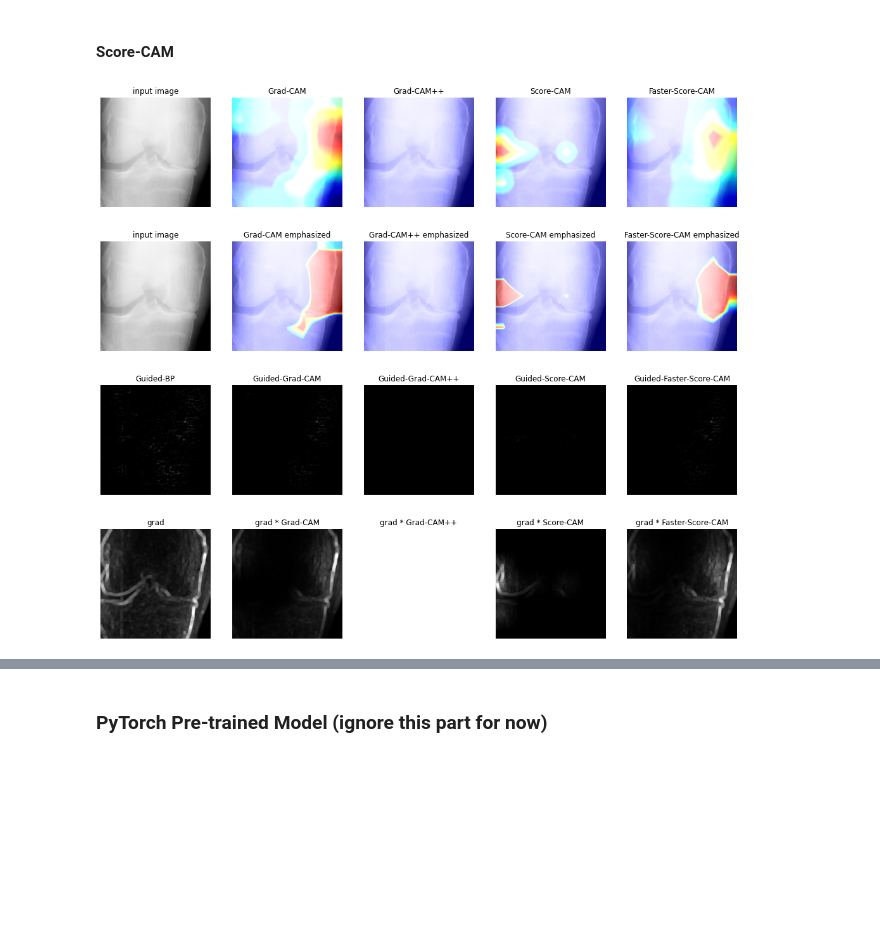
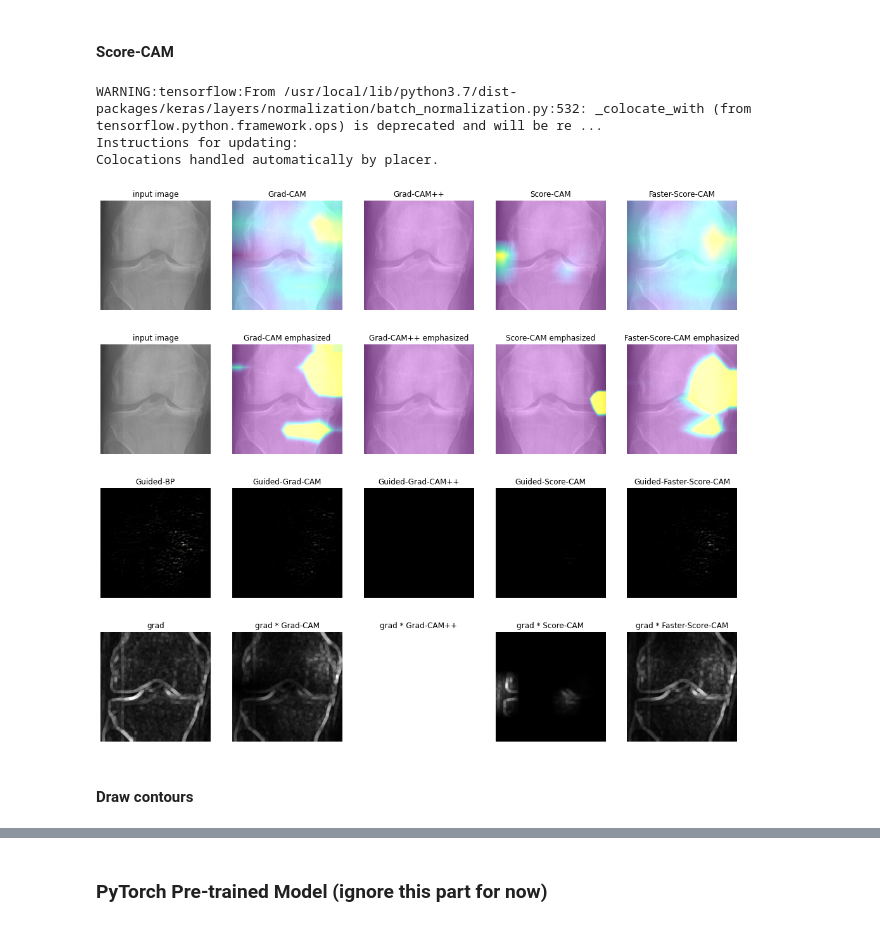
Before and after one commit to jah377/XAI_ImageClassification, a Jupyter notebook: xai.ipynb, the cells around one changed output, grey strips where cells are left out. Cells and saved outputs as stored; diff of their text form; code cells hidden in the pictures; blank space fills up the shorter version.

```diff
--- a/xai.ipynb
+++ b/xai.ipynb
@@ -485,0 +546,3 @@ test_image_path = '/content/drive/MyDrive/DSP-H3-Quin/data_set/kneeKL224/auto_te
+# %%
+m_steps=50
+alphas = tf.linspace(start=0.0, stop=1.0, num=m_steps+1) # Generate m_steps intervals for integral_approximation() below.
@@ -485,0 +559,5 @@ test_image_path = '/content/drive/MyDrive/DSP-H3-Quin/data_set/kneeKL224/auto_te
+# %%
+interpolated_images = interpolate_images(
+    baseline=baseline,
+    image=img_name_tensors['4'],
+    alphas=alphas)
@@ -643,6 +893,7 @@ class GradCAM:
 # %% [markdown]
 #### GradCam Impl
 # %%
-image = cv2.imread(test_image_path)
-image = cv2.resize(image, (224, 224))
+image = cv2.imread('/content/drive/MyDrive/DSP-H3-Quin/data_set/kneeKL224/test/4/9144384R.png')
+image2 = image.copy()
 image_re = image.reshape((1, 224, 224, 3))
+image_re2 = image_re.copy()
@@ -779,3 +1124,9 @@ coords_arrows = draw_arrows(heatmap2, image2)
+# %%
+model = tf.keras.models.load_model('/content/drive/MyDrive/DSP-H3-Quin/model_2.h5')
+# %% [output]
+WARNING:tensorflow:From /usr/local/lib/python3.7/dist-packages/keras/layers/normalization/batch_normalization.py:532: _colocate_with (from tensorflow.python.framework.ops) is deprecated and will be re ...
+Instructions for updating:
+Colocations handled automatically by placer.
 # %%
 import numpy as np
 import cv2
@@ -786,14 +1137,12 @@ from tensorflow.keras import backend as K
 from tensorflow.keras.models import Model
 import gc
 
-tf.compat.v1.disable_eager_execution()
-
 def normalize(x):
         """Utility function to normalize a tensor by its L2 norm"""
         return (x + 1e-10) / (K.sqrt(K.mean(K.square(x))) + 1e-10)
 
 def GradCam(model, img_array, layer_name):
-    cls = np.argmax(model.predict(img_array))
+    cls = np.argmax(model.predict(img_array, ))
 
     """GradCAM method for visualizing input saliency."""
     y_c = model.output[0, cls]
@@ -897,7 +1246,7 @@ def superimpose(original_img_path, cam, emphasize=False):
     if emphasize:
         heatmap = sigmoid(heatmap, 50, 0.5, 1)
     heatmap = np.uint8(255 * heatmap)
-    heatmap = cv2.applyColorMap(heatmap, cv2.COLORMAP_JET)
+    heatmap = cv2.applyColorMap(heatmap, cv2.COLORMAP_VIRIDIS) # COLORMAP_JET
 
     hif = .8
     superimposed_img = heatmap * hif + img_bgr
@@ -905,6 +1254,25 @@ def superimpose(original_img_path, cam, emphasize=False):
     superimposed_img_rgb = cv2.cvtColor(superimposed_img, cv2.COLOR_BGR2RGB)
 
     return superimposed_img_rgb
+
+def superimpose_score_cam(original_img_path, cam, emphasize=False):
+
+    img_bgr = cv2.imread(original_img_path)
+
+    heatmap = cv2.resize(cam, (img_bgr.shape[1], img_bgr.shape[0]))
+    if emphasize:
+        heatmap = sigmoid(heatmap, 50, 0.5, 1)
+    heatmap = np.uint8(255 * heatmap)
+    heatmap = cv2.applyColorMap(heatmap, cv2.COLORMAP_VIRIDIS) # COLORMAP_JET
+    heatmap = np.fliplr(heatmap)
+
+    hif = .8
+    superimposed_img = heatmap * hif + img_bgr
+    superimposed_img = np.minimum(superimposed_img, 255.0).astype(np.uint8)  # scale 0 to 255
+    superimposed_img_rgb = cv2.cvtColor(superimposed_img, cv2.COLOR_BGR2RGB)
+
+    return superimposed_img_rgb
+
 
 import tensorflow.keras
 
@@ -953,5 +1323,5 @@ def read_and_preprocess_img(path, size=(224,224)):
 # %%
-img_path = test_image_path
+img_path = '/content/drive/MyDrive/DSP-H3-Quin/data_set/kneeKL224/test/4/9144384R.png'
 orig_img = np.array(load_img(img_path),dtype=np.uint8)
 img_array = read_and_preprocess_img(img_path, size=(224,224))
 
@@ -1001,6 +1371,8 @@ grad_times_grad_cam_plus_plus = grad * grad_cam_plus_plus_resized
 grad_times_score_cam = grad * score_cam_resized
 grad_times_faster_score_cam = grad * faster_score_cam_resized
 
+score_cam_emphasized = np.fliplr(score_cam_emphasized)
+
 fig, ax = plt.subplots(nrows=4,ncols=5, figsize=(18, 16))
 ax[0,0].imshow(orig_img)
 ax[0,0].set_title("input image")
@@ -1020,31 +1392,33 @@ ax[1,2].imshow(grad_cam_plus_plus_emphasized)
 ax[1,2].set_title("Grad-CAM++ emphasized")
 ax[1,3].imshow(score_cam_emphasized)
 ax[1,3].set_title("Score-CAM emphasized")
 ax[1,4].imshow(faster_score_cam_emphasized)
 ax[1,4].set_title("Faster-Score-CAM emphasized")
 ax[2,0].imshow(saliency_resized)
 ax[2,0].set_title("Guided-BP")
 ax[2,1].imshow(guided_grad_cam)
 ax[2,1].set_title("Guided-Grad-CAM")
 ax[2,2].imshow(guided_grad_cam_plus_plus)
 ax[2,2].set_title("Guided-Grad-CAM++")
 ax[2,3].imshow(guided_score_cam)
 ax[2,3].set_title("Guided-Score-CAM")
 ax[2,4].imshow(guided_faster_score_cam)
 ax[2,4].set_title("Guided-Faster-Score-CAM")
 ax[3,0].imshow(grad, 'gray')
 ax[3,0].set_title("grad")
 ax[3,1].imshow(grad_times_grad_cam, 'gray')
 ax[3,1].set_title("grad * Grad-CAM")
 ax[3,2].imshow(grad_times_grad_cam_plus_plus, 'gray')
 ax[3,2].set_title("grad * Grad-CAM++")
 ax[3,3].imshow(grad_times_score_cam, 'gray')
 ax[3,3].set_title("grad * Score-CAM")
 ax[3,4].imshow(grad_times_faster_score_cam, 'gray')
 ax[3,4].set_title("grad * Faster-Score-CAM")
 for i in range(4):
     for j in range(5):
         ax[i,j].axis('off')
 plt.show()
 # %% [output]
-[figure, old version]
+[figure, new version]
+# %% [markdown]
+#### Draw contours
```
Also changed, not shown: parts of 100 cells of this notebook.
